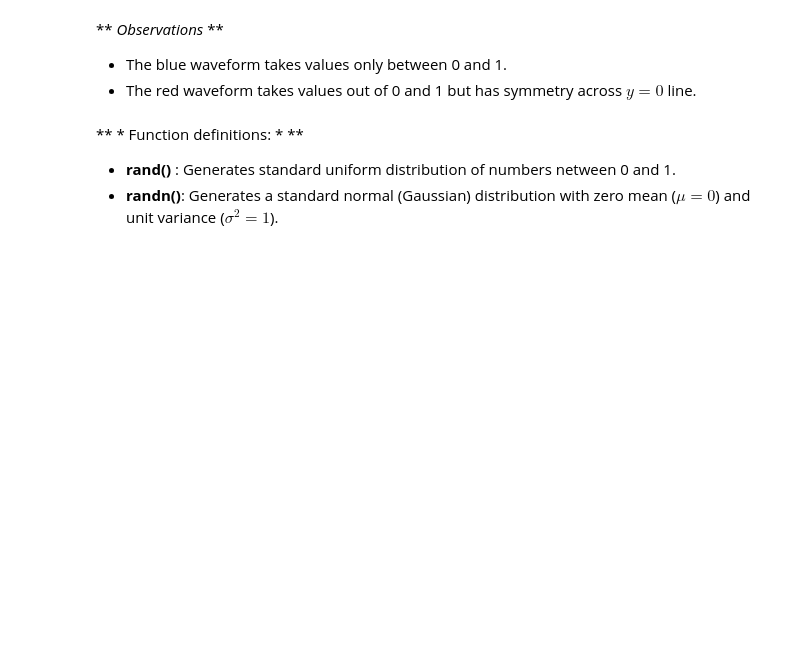
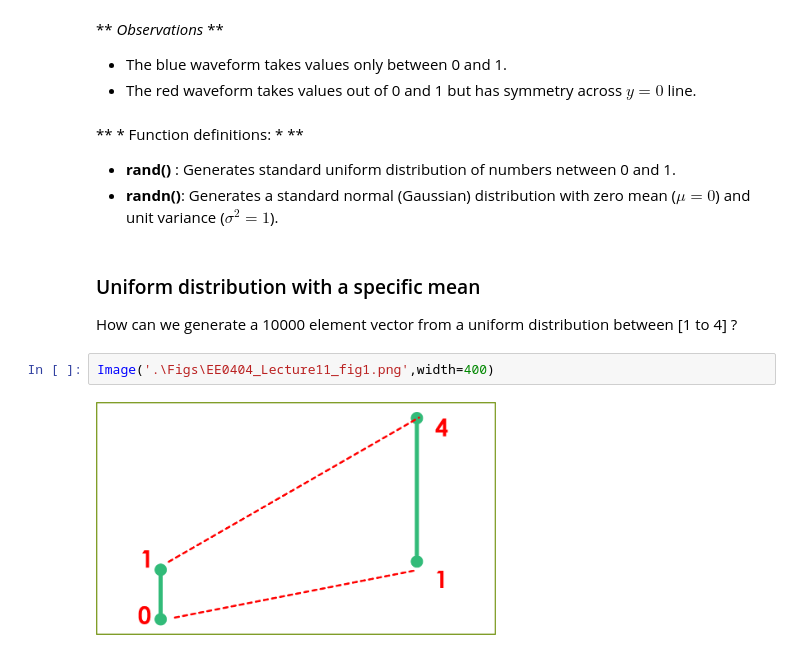
Before and after one commit to GurayGurkan/Lecture-Codes-Signal-Processing-Applications, a Jupyter notebook: EE0404_Lecture11.ipynb, the cells around one changed output. Saved outputs shown, nothing was run; the diff lists cells and outputs as text; blank space fills up the shorter version.

```diff
--- a/EE0404_Lecture11.ipynb
+++ b/EE0404_Lecture11.ipynb
@@ -153,3 +155,11 @@ xlabel('Samples')
 
 - **rand()** : Generates standard uniform distribution of numbers netween 0 and 1.
 - **randn()**: Generates a standard normal (Gaussian) distribution with zero mean ($\mu = 0$) and unit variance ($\sigma^2 =1 $).
+# %% [markdown]
+###  Uniform distribution with a specific mean
+
+How can we generate a 10000 element vector from a uniform distribution between [1 to 4] ?
+# %%
+Image('.\Figs\EE0404_Lecture11_fig1.png',width=400)
+# %% [output]
+[figure, added]
```
Also changed, not shown: parts of 19 cells of this notebook.
